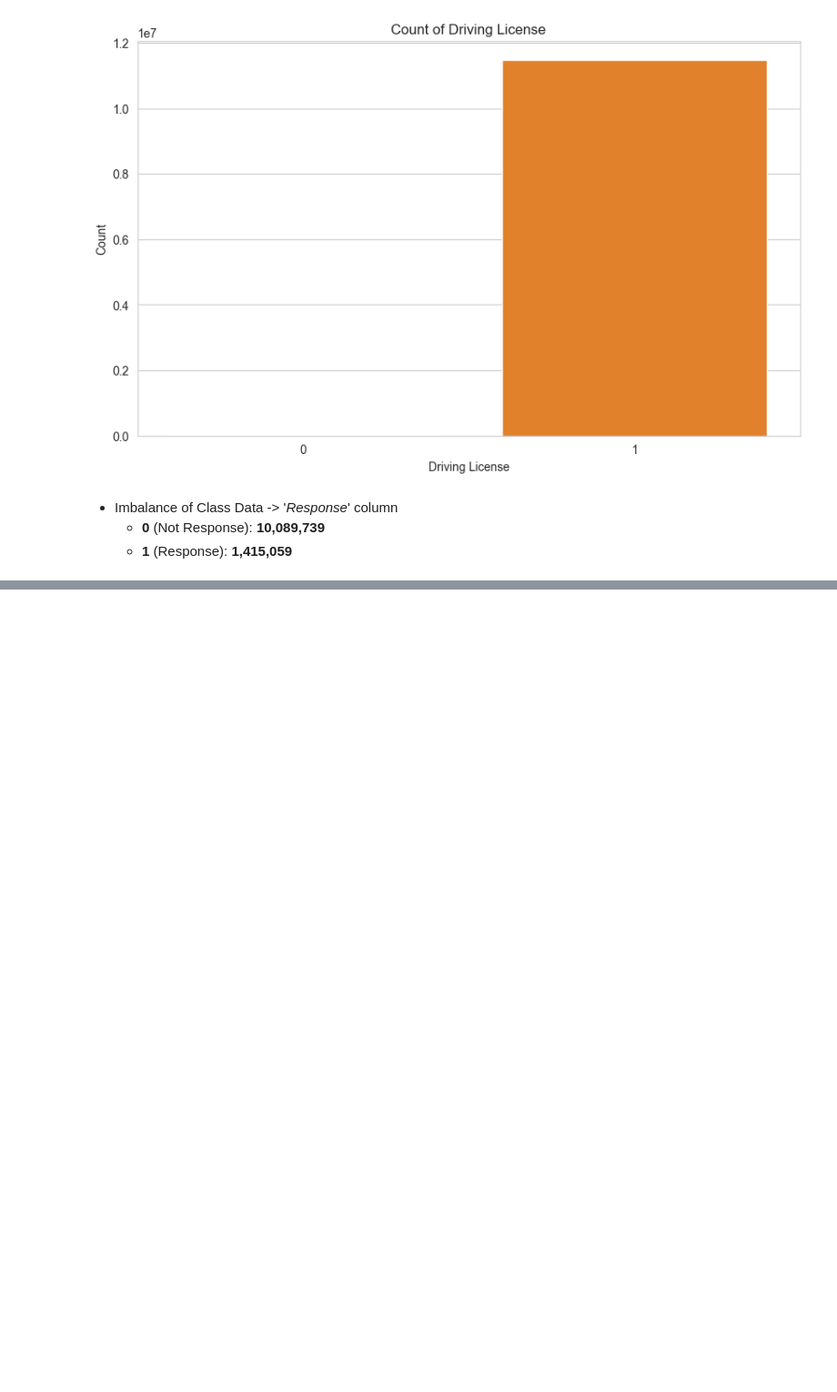
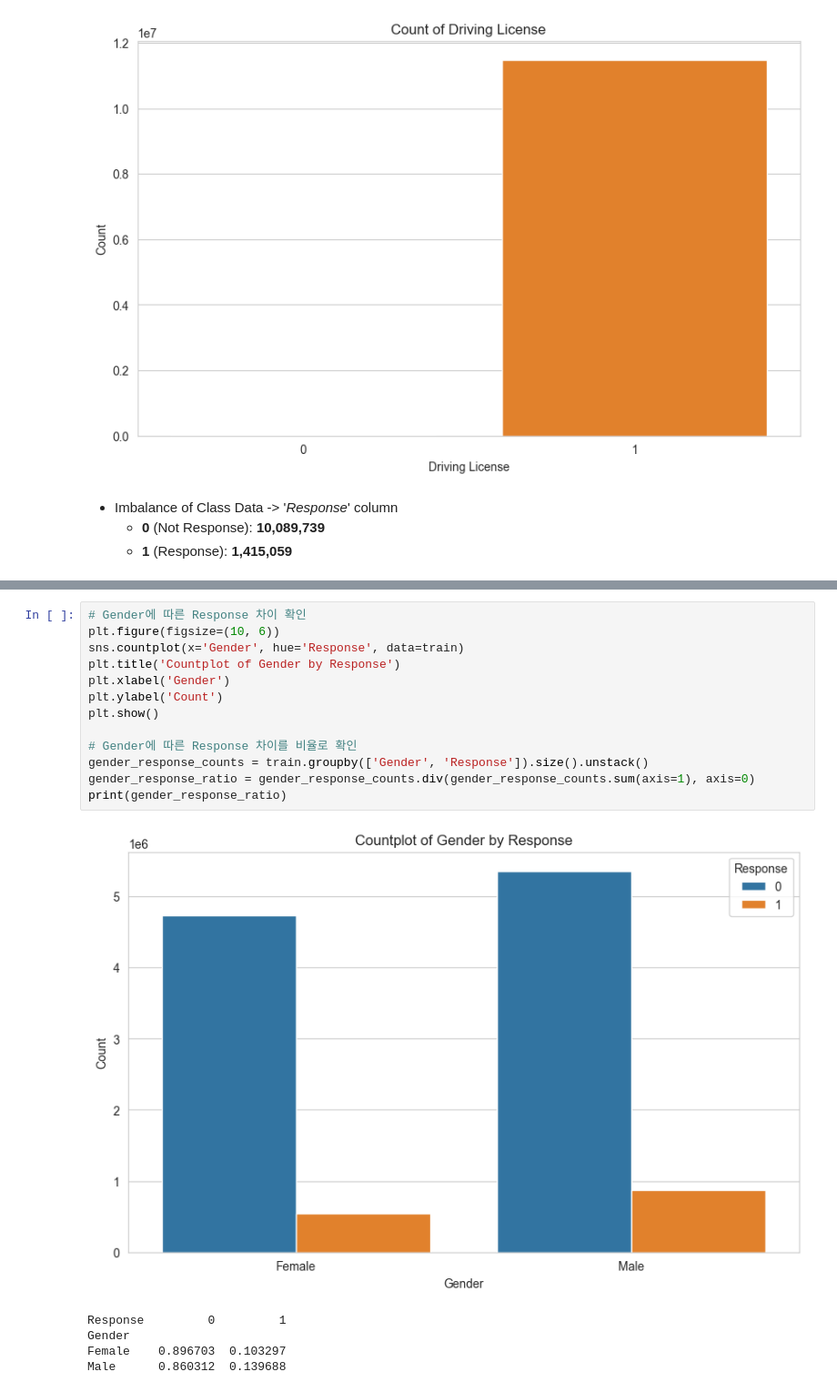
Before and after one commit to abcd-EGH/kaggle, a Jupyter notebook: eda.ipynb, the cells around one changed output, grey strips where cells are left out. Shown at 91% size. Saved outputs shown, nothing was run; the diff lists cells and outputs as text; blank space fills up the shorter version.

```diff
--- a/eda.ipynb
+++ b/eda.ipynb
@@ -187,0 +257,19 @@ plt.show()
+# %%
+# Gender에 따른 Response 차이 확인
+plt.figure(figsize=(10, 6))
+sns.countplot(x='Gender', hue='Response', data=train)
+plt.title('Countplot of Gender by Response')
+plt.xlabel('Gender')
+plt.ylabel('Count')
+plt.show()
+
+# Gender에 따른 Response 차이를 비율로 확인
+gender_response_counts = train.groupby(['Gender', 'Response']).size().unstack()
+gender_response_ratio = gender_response_counts.div(gender_response_counts.sum(axis=1), axis=0)
+print(gender_response_ratio)
+# %% [output]
+[figure, added]
+Response         0         1
+Gender
+Female    0.896703  0.103297
+Male      0.860312  0.139688
```
Also changed, not shown: parts of 22 cells of this notebook.
